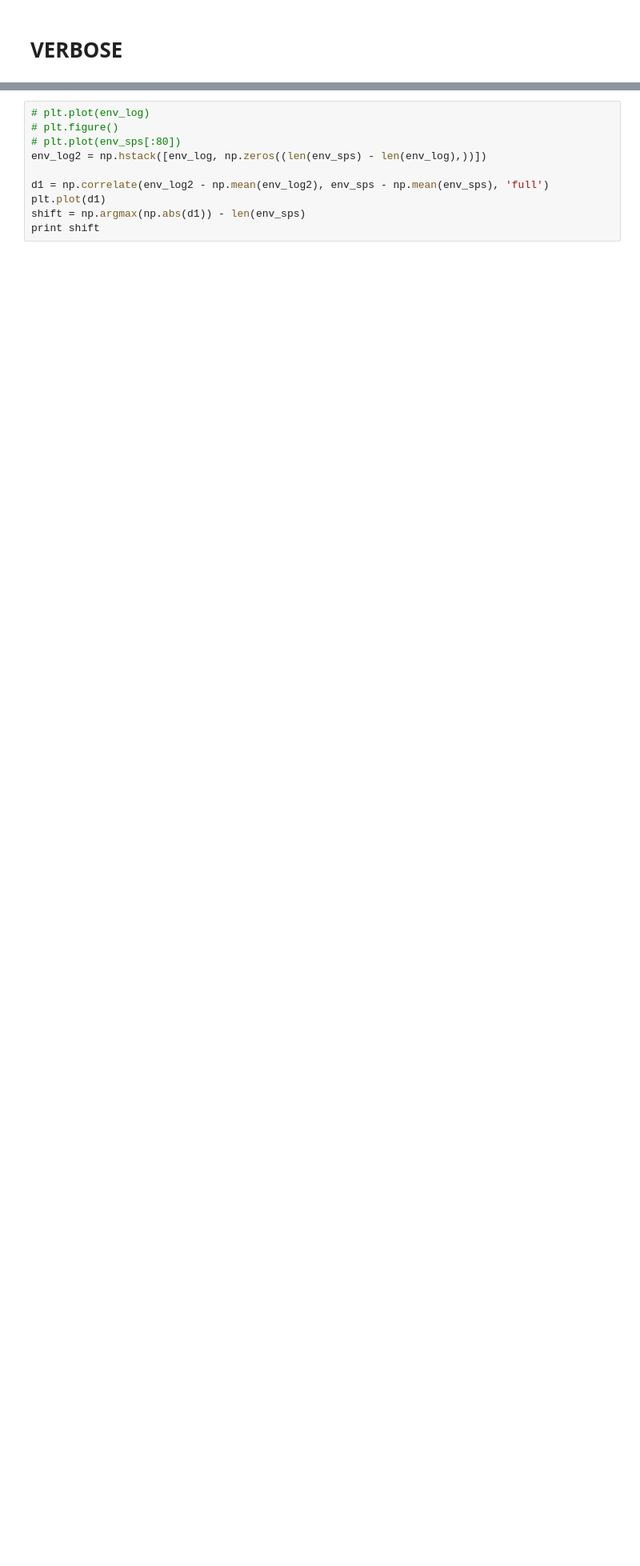
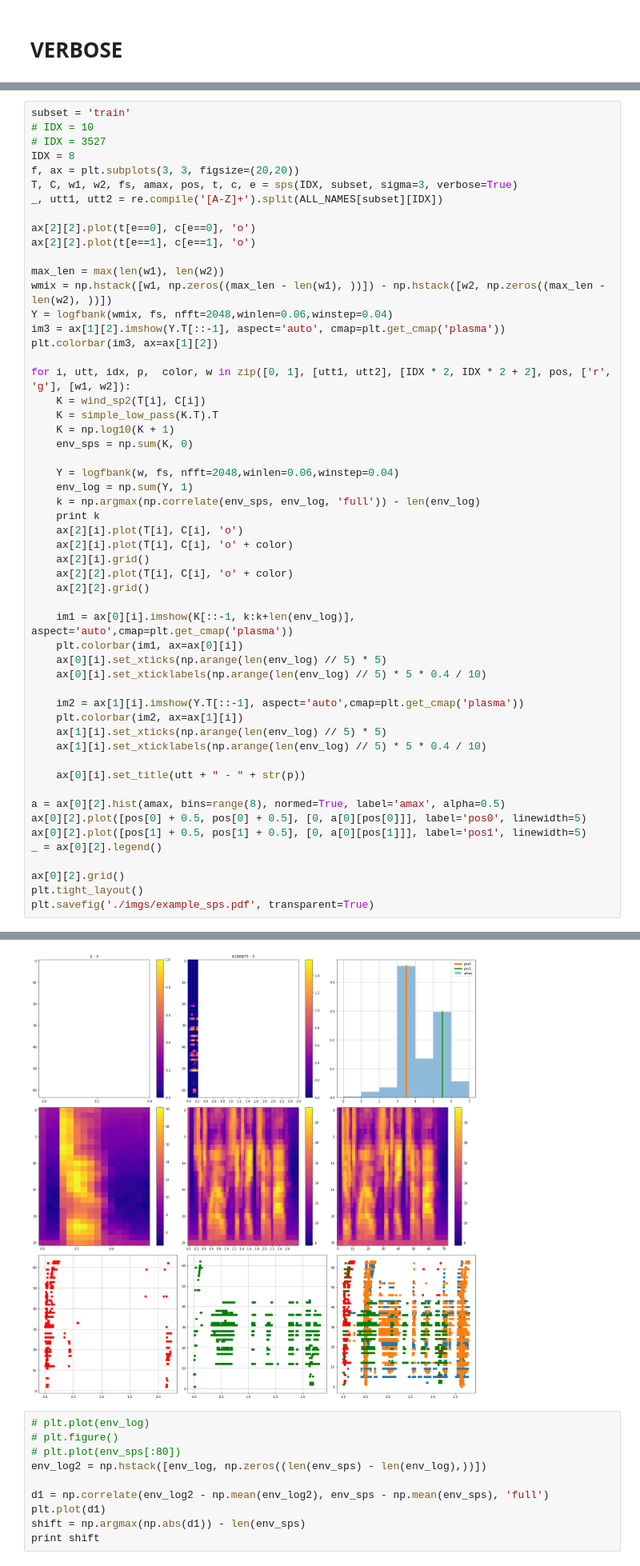
Before and after one commit to SensorsAudioINI/caesar_icassp2019, a Jupyter notebook: SPS_and_reconstruction.ipynb, the cells around one changed output, grey strips where cells are left out. Shown at 80% size. Saved outputs shown, nothing was run; the diff lists cells and outputs as text; blank space fills up the shorter version.

```diff
--- a/SPS_and_reconstruction.ipynb
+++ b/SPS_and_reconstruction.ipynb
@@ -1355,0 +1368,55 @@ _ = ax[2][2].legend()
+# %%
+subset = 'train'
+# IDX = 10
+# IDX = 3527
+IDX = 8
+f, ax = plt.subplots(3, 3, figsize=(20,20))
+T, C, w1, w2, fs, amax, pos, t, c, e = sps(IDX, subset, sigma=3, verbose=True)
+_, utt1, utt2 = re.compile('[A-Z]+').split(ALL_NAMES[subset][IDX])
+
+ax[2][2].plot(t[e==0], c[e==0], 'o')
+ax[2][2].plot(t[e==1], c[e==1], 'o')
+
+max_len = max(len(w1), len(w2))
+wmix = np.hstack([w1, np.zeros((max_len - len(w1), ))]) - np.hstack([w2, np.zeros((max_len - len(w2), ))])
+Y = logfbank(wmix, fs, nfft=2048,winlen=0.06,winstep=0.04)
+im3 = ax[1][2].imshow(Y.T[::-1], aspect='auto', cmap=plt.get_cmap('plasma'))
+plt.colorbar(im3, ax=ax[1][2])
+
+for i, utt, idx, p,  color, w in zip([0, 1], [utt1, utt2], [IDX * 2, IDX * 2 + 2], pos, ['r', 'g'], [w1, w2]):
+    K = wind_sp2(T[i], C[i])
+    K = simple_low_pass(K.T).T
+    K = np.log10(K + 1)
+    env_sps = np.sum(K, 0)
+
+    Y = logfbank(w, fs, nfft=2048,winlen=0.06,winstep=0.04)
+    env_log = np.sum(Y, 1)
+    k = np.argmax(np.correlate(env_sps, env_log, 'full')) - len(env_log)
+    print k
+    ax[2][i].plot(T[i], C[i], 'o')
+    ax[2][i].plot(T[i], C[i], 'o' + color)
+    ax[2][i].grid()
+    ax[2][2].plot(T[i], C[i], 'o' + color)
+    ax[2][2].grid()
+
+    im1 = ax[0][i].imshow(K[::-1, k:k+len(env_log)], aspect='auto',cmap=plt.get_cmap('plasma'))
+    plt.colorbar(im1, ax=ax[0][i])
+    ax[0][i].set_xticks(np.arange(len(env_log) // 5) * 5)
+    ax[0][i].set_xticklabels(np.arange(len(env_log) // 5) * 5 * 0.4 / 10)
+
+    im2 = ax[1][i].imshow(Y.T[::-1], aspect='auto',cmap=plt.get_cmap('plasma'))
+    plt.colorbar(im2, ax=ax[1][i])
+    ax[1][i].set_xticks(np.arange(len(env_log) // 5) * 5)
+    ax[1][i].set_xticklabels(np.arange(len(env_log) // 5) * 5 * 0.4 / 10)
+
+    ax[0][i].set_title(utt + " - " + str(p))
+
+a = ax[0][2].hist(amax, bins=range(8), normed=True, label='amax', alpha=0.5)
+ax[0][2].plot([pos[0] + 0.5, pos[0] + 0.5], [0, a[0][pos[0]]], label='pos0', linewidth=5)
+ax[0][2].plot([pos[1] + 0.5, pos[1] + 0.5], [0, a[0][pos[1]]], label='pos1', linewidth=5)
+_ = ax[0][2].legend()
+
+ax[0][2].grid()
+plt.tight_layout()
+plt.savefig('./imgs/example_sps.pdf', transparent=True)
+# %% [output]
@@ -1356,3 +1430,4 @@ _ = ax[2][2].legend()
+[figure, added]
 # %%
 # plt.plot(env_log)
 # plt.figure()
```
Also changed, not shown: parts of 29 cells of this notebook, 8 other files.
